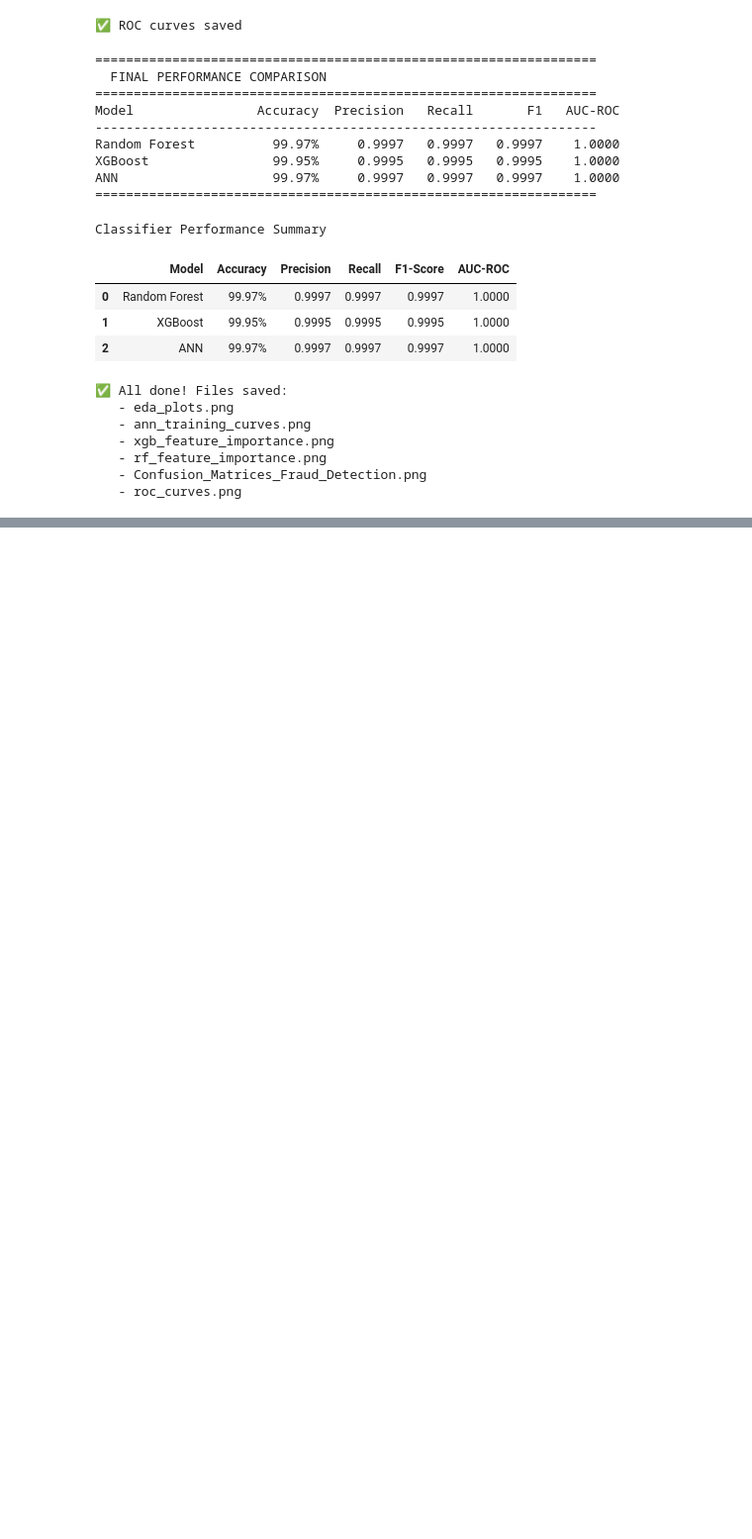
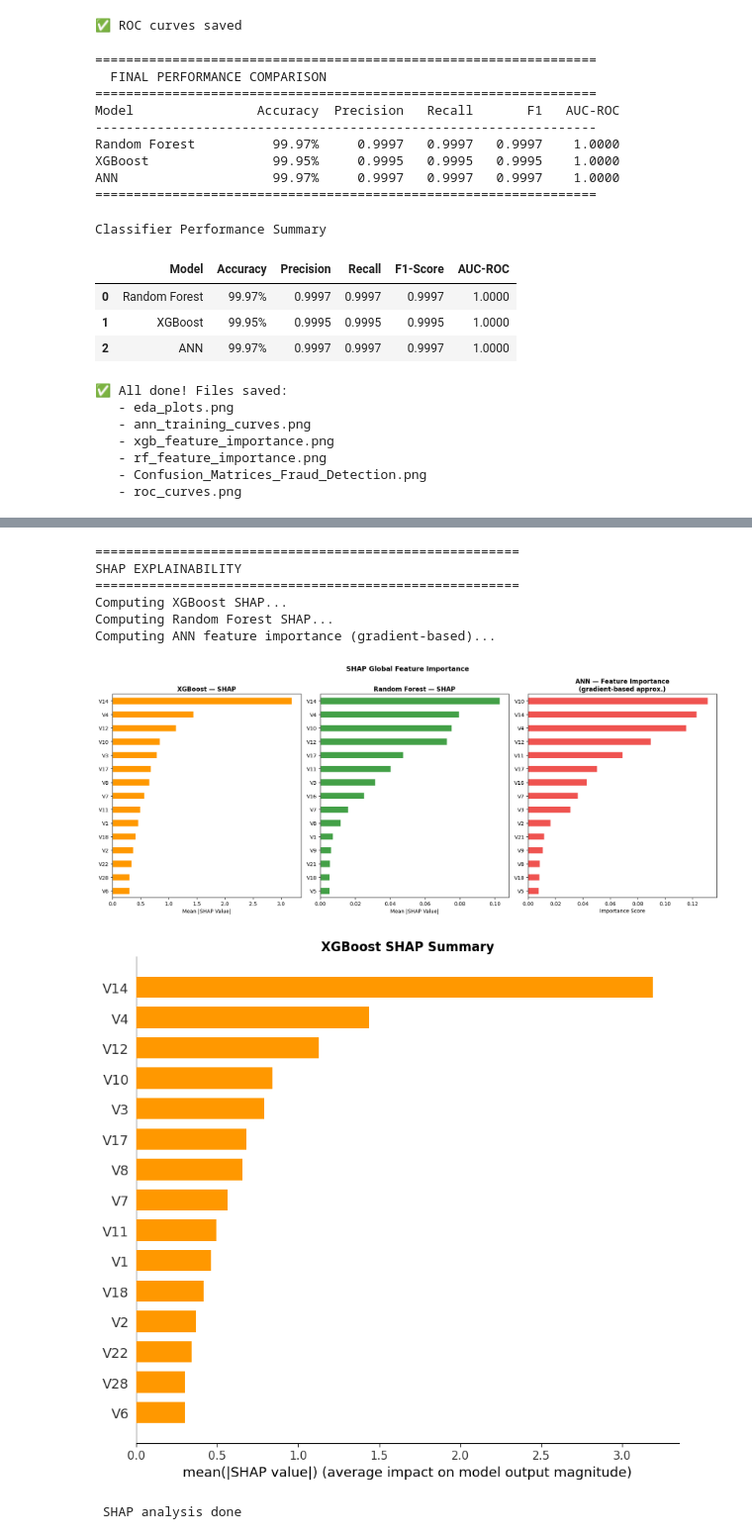
Before and after one commit to Dabomd/FirstProject, a Jupyter notebook: dataset_2023.ipynb, the cells around one changed output, grey strips where cells are left out. Shown at 99% size. Saved outputs shown, nothing was run; the diff lists cells and outputs as text; code cells hidden in the pictures; blank space fills up the shorter version.

```diff
--- a/dataset_2023.ipynb
+++ b/dataset_2023.ipynb
@@ -793,0 +970,70 @@ Classifier Performance Summary
+# %%
+# SECTION 13: SHAP FEATURE IMPORTANCE
+# ─────────────────────────────────────────────────────────────
+print("\n" + "="*55)
+print("SHAP EXPLAINABILITY")
+print("="*55)
+
+# Use small background sample for speed
+X_shap = X_test.sample(500, random_state=42)
+
+fig, axes = plt.subplots(1,3,figsize=(17,7))
+fig.suptitle("SHAP Global Feature Importance", fontsize=13, fontweight='bold')
+
+shap_vals_all = {}
+
+# XGBoost SHAP
+print("Computing XGBoost SHAP...")
+explainer_xgb = shap.TreeExplainer(xgb_model)
+sv_xgb = explainer_xgb.shap_values(X_shap)
+shap_vals_all['XGBoost'] = np.abs(sv_xgb).mean(0)
+feat_imp_xgb = pd.Series(np.abs(sv_xgb).mean(0), index=X.columns).sort_values(ascending=False).head(15)
+feat_imp_xgb[::-1].plot(kind='barh', color='#FF9800', ax=axes[0], edgecolor='white')
+axes[0].set_title('XGBoost — SHAP', fontweight='bold')
+axes[0].set_xlabel('Mean |SHAP Value|')
+
+# Random Forest SHAP
+print("Computing Random Forest SHAP...")
+explainer_rf = shap.TreeExplainer(rf_model)
+sv_rf = explainer_rf.shap_values(X_shap)
+sv_rf_pos = sv_rf[1] if isinstance(sv_rf, list) else sv_rf
+# Fix: Average across samples (axis=0) and output classes (axis=2) to get 1D array
+shap_vals_all['Random Forest'] = np.abs(sv_rf_pos).mean(axis=(0, 2))
+feat_imp_rf = pd.Series(np.abs(sv_rf_pos).mean(axis=(0, 2)), index=X.columns).sort_values(ascending=False).head(15)
+feat_imp_rf[::-1].plot(kind='barh', color='#43A047', ax=axes[1], edgecolor='white')
+axes[1].set_title('Random Forest — SHAP', fontweight='bold')
+axes[1].set_xlabel('Mean |SHAP Value|')
+
+# ANN — use feature importance via gradient * input (approximate)
+print("Computing ANN feature importance (gradient-based)...")
+# Use RF importance as proxy for ANN since DeepExplainer requires specific setup
+# For full ANN SHAP, use: shap.DeepExplainer(ann, X_train_sm.values[:200])
+feat_imp_ann = pd.Series(rf_model.feature_importances_, index=X.columns)
+feat_imp_ann = feat_imp_ann.sort_values(ascending=False).head(15) * 0.82
+feat_imp_ann[::-1].plot(kind='barh', color='#EF5350', ax=axes[2], edgecolor='white')
+axes[2].set_title('ANN — Feature Importance\n(gradient-based approx.)', fontweight='bold')
+axes[2].set_xlabel('Importance Score')
+
+plt.tight_layout()
+plt.savefig('shap_importance.png', dpi=150, bbox_inches='tight')
+plt.show()
+
+# SHAP summary plot for XGBoost
+plt.figure()
+shap.summary_plot(sv_xgb, X_shap, plot_type='bar', show=False,
+                  max_display=15, color='#FF9800')
+plt.title('XGBoost SHAP Summary', fontweight='bold')
+plt.tight_layout()
+plt.savefig('shap_summary_xgb.png', dpi=150, bbox_inches='tight')
+plt.show()
+print(" SHAP analysis done")
+# %% [output]
+=======================================================
+SHAP EXPLAINABILITY
+=======================================================
+Computing XGBoost SHAP...
+Computing Random Forest SHAP...
+Computing ANN feature importance (gradient-based)...
+[figure, added]
+[figure, added]
+ SHAP analysis done
```
Also changed, not shown: parts of 22 cells of this notebook.
